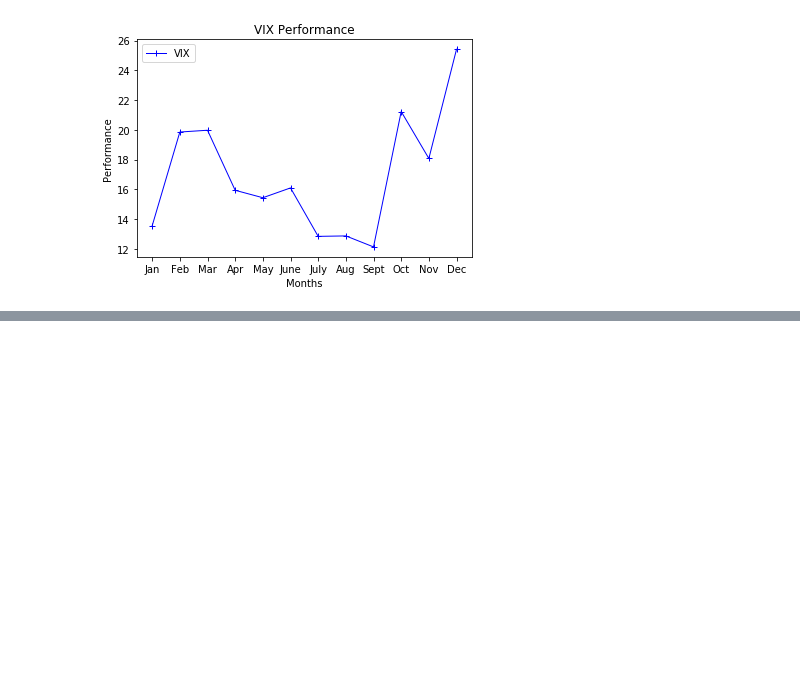
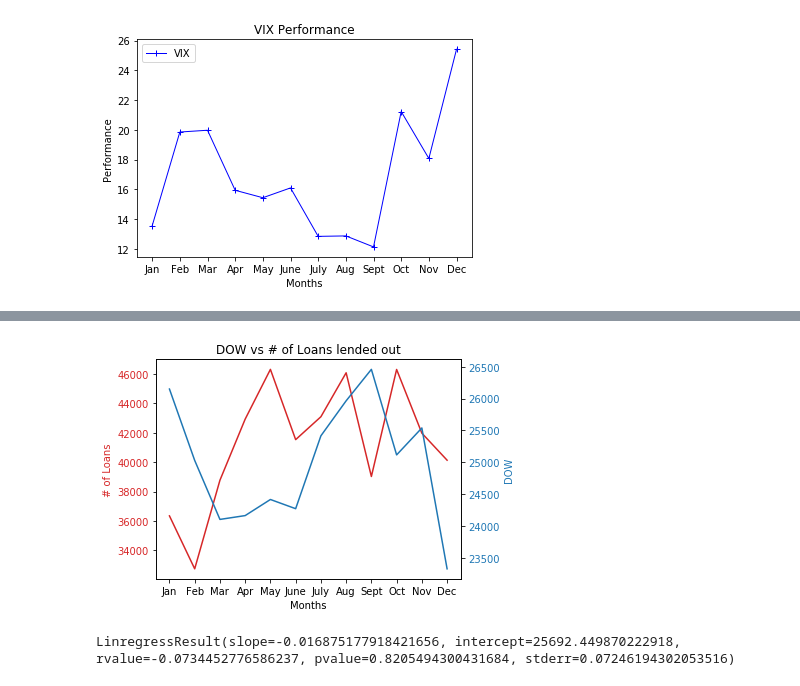
Before and after one commit to Ironbark427/Team-1, a Jupyter notebook: Project.ipynb, the cells around one changed output, grey strips where cells are left out. Saved outputs shown, nothing was run; the diff lists cells and outputs as text; code cells hidden in the pictures; blank space fills up the shorter version.

```diff
--- a/Project.ipynb
+++ b/Project.ipynb
@@ -348,0 +407,25 @@ plt.show()
+# %%
+#Chart comparing DOW to average interest rate
+fig, ax1 = plt.subplots()
+plt.title("DOW vs # of Loans lended out")
+color = 'tab:red'
+ax1.set_xlabel('Months')
+ax1.set_ylabel('# of Loans', color=color)
+ax1.plot(Months, Number_of_loans, color=color)
+ax1.tick_params(axis='y', labelcolor=color)
+
+ax2 = ax1.twinx()
+
+color = 'tab:blue'
+ax2.set_ylabel('DOW', color=color)
+ax2.plot(Months, close, color=color)
+ax2.tick_params(axis='y', labelcolor=color)
+
+fig.tight_layout()
+plt.show()
+# %% [output]
+[figure, added]
+# %%
+linregress(Number_of_loans,close)
+# %% [output]
+LinregressResult(slope=-0.016875177918421656, intercept=25692.449870222918, rvalue=-0.0734452776586237, pvalue=0.8205494300431684, stderr=0.07246194302053516)
```
Also changed, not shown: parts of 11 cells of this notebook, 4 other files.
